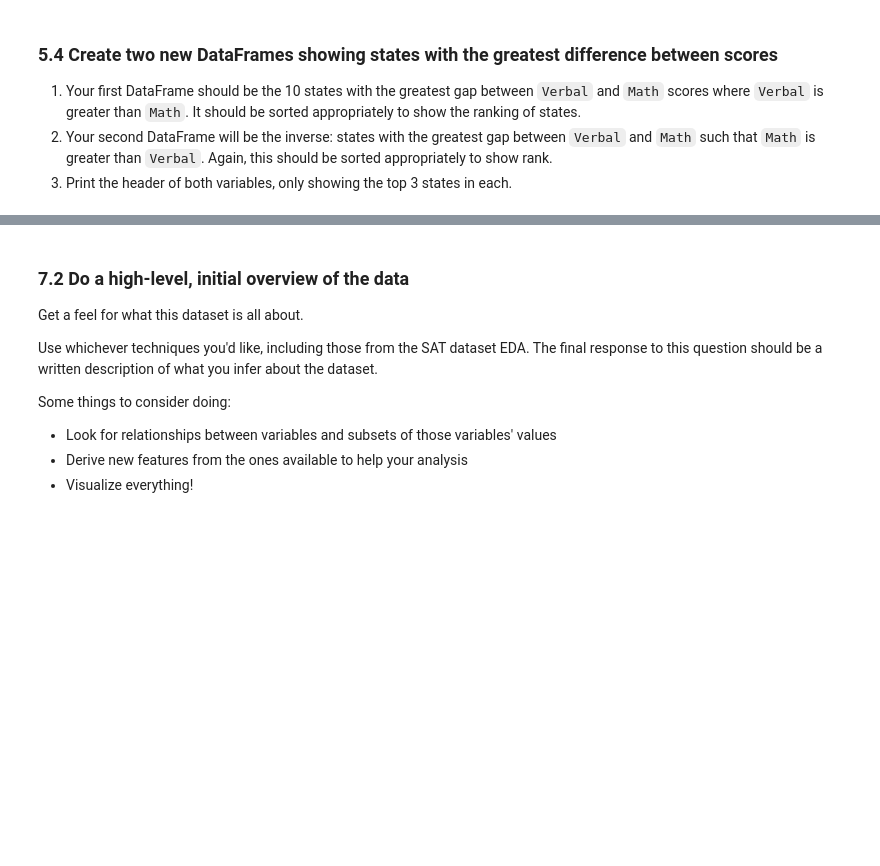
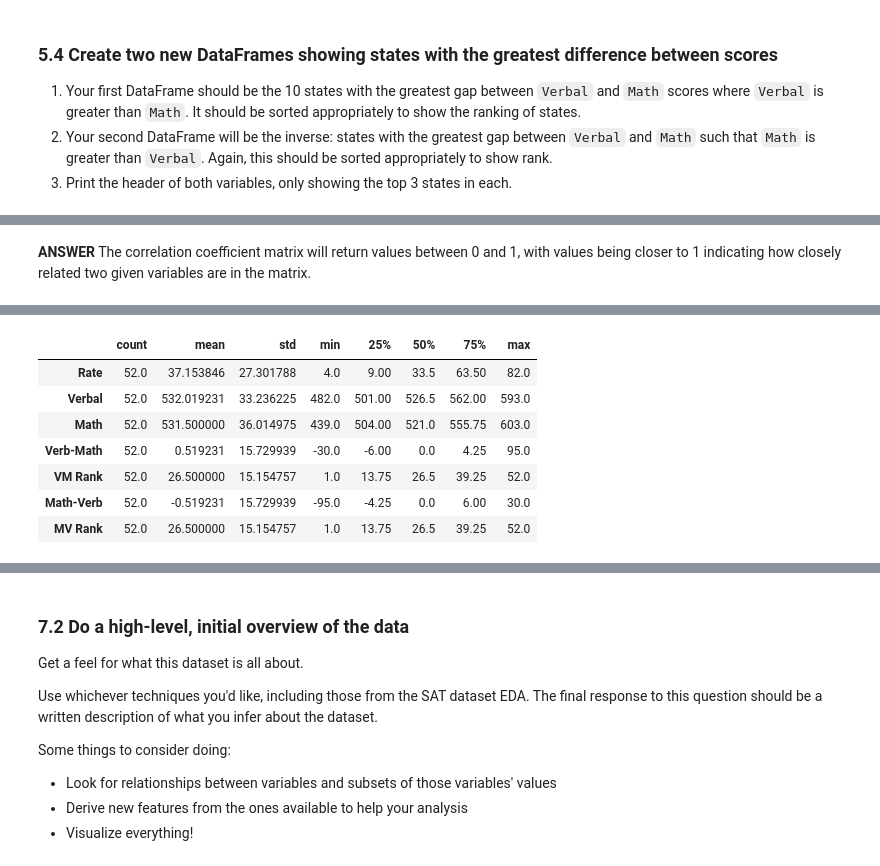
Before and after one commit to godsylla/Civic-Data-Analysis, a Jupyter notebook: project-02-v2-starter-code.ipynb, the cells around one changed output, grey strips where cells are left out. Drawn from its saved outputs; the diff is of its cells as text; code cells hidden in the pictures; blank space fills up the shorter version.

```diff
--- a/project-02-v2-starter-code.ipynb
+++ b/project-02-v2-starter-code.ipynb
@@ -495,3 +551,7 @@ Specifically, this should be `Verbal - Math`.
+# %%
+vm_score_diff = np.array(scores_pd_df['Verbal'] - scores_pd_df['Math'])
+# %%
+scores_pd_df['Verb-Math'] = vm_score_diff
 # %% [markdown]
 ### 5.4 Create two new DataFrames showing states with the greatest difference between scores
 
@@ -500,0 +579,14 @@ Specifically, this should be `Verbal - Math`.
+# %%
+mv_diff = scores_pd_df['Math'] - scores_pd_df['Verbal']
+scores_pd_df['Math-Verb'] = mv_diff
+MV_descending = scores_pd_df.sort_values(by='Math-Verb', ascending=False)
+
+MV_Rank = []
+i=1
+while i <= len(MV_descending):
+    MV_Rank.append(i)
+    i += 1
+
+MV_descending['MV Rank'] = MV_Rank
+top10_mvdiff = MV_descending[:10]
+top10_mvdiff[:3]
@@ -513,9 +635,23 @@ What does the correlation matrix tell you?
+# %% [markdown]
+**ANSWER**
+The correlation coefficient matrix will return values between 0 and 1, with values being closer to 1 indicating how closely related two given variables are in the matrix.
 # %% [markdown]
 <img src="http://imgur.com/l5NasQj.png" style="float: left; margin: 25px 15px 0px 0px; height: 25px">
 
 ### 6.2 Use pandas'  `.describe()` built-in function on your DataFrame
 
 Write up what each of the rows returned by the function indicate.
+# %%
+MV_descending.describe().T
+# %% [output]
+|  | count | mean | std | min | 25% | 50% | 75% | max |
+| Rate | 52.0 | 37.153846 | 27.301788 | 4.0 | 9.00 | 33.5 | 63.50 | 82.0 |
+| Verbal | 52.0 | 532.019231 | 33.236225 | 482.0 | 501.00 | 526.5 | 562.00 | 593.0 |
+| Math | 52.0 | 531.500000 | 36.014975 | 439.0 | 504.00 | 521.0 | 555.75 | 603.0 |
+| Verb-Math | 52.0 | 0.519231 | 15.729939 | -30.0 | -6.00 | 0.0 | 4.25 | 95.0 |
+| VM Rank | 52.0 | 26.500000 | 15.154757 | 1.0 | 13.75 | 26.5 | 39.25 | 52.0 |
+| Math-Verb | 52.0 | -0.519231 | 15.729939 | -95.0 | -4.25 | 0.0 | 6.00 | 30.0 |
+| MV Rank | 52.0 | 26.500000 | 15.154757 | 1.0 | 13.75 | 26.5 | 39.25 | 52.0 |
 # %% [markdown]
 <img src="http://imgur.com/xDpSobf.png" style="float: left; margin: 25px 15px 0px 0px; height: 25px">
 
```
Also changed, not shown: parts of 14 cells of this notebook.
